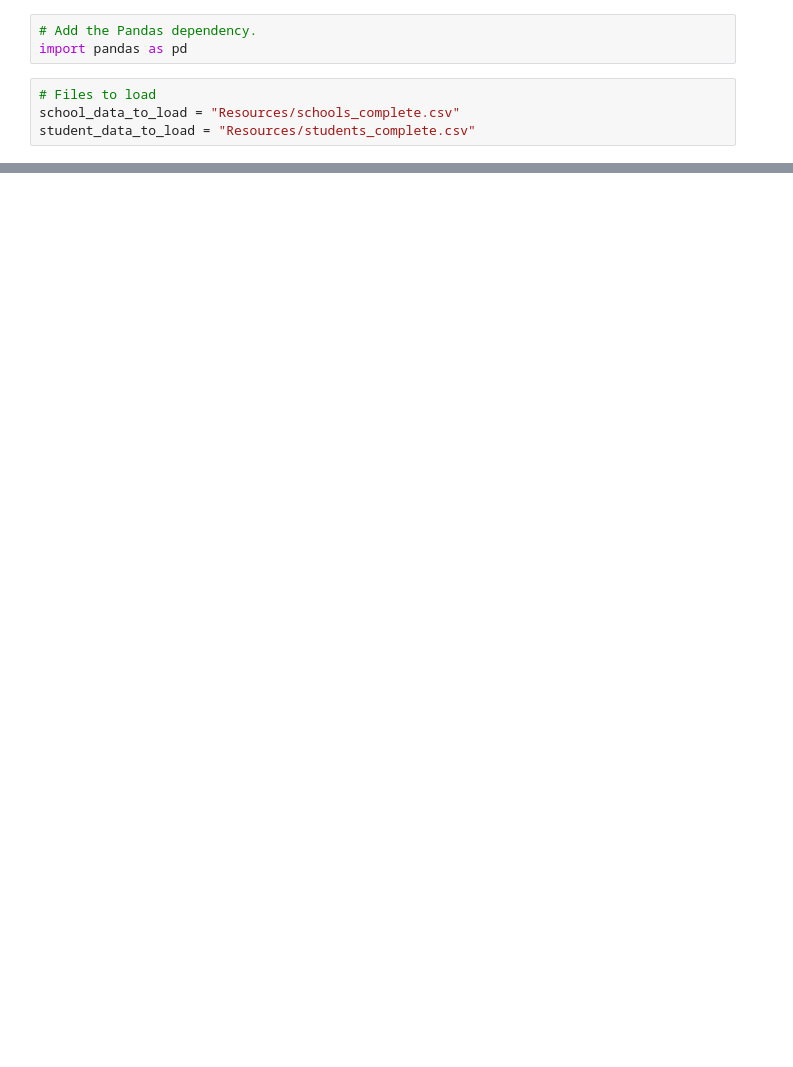
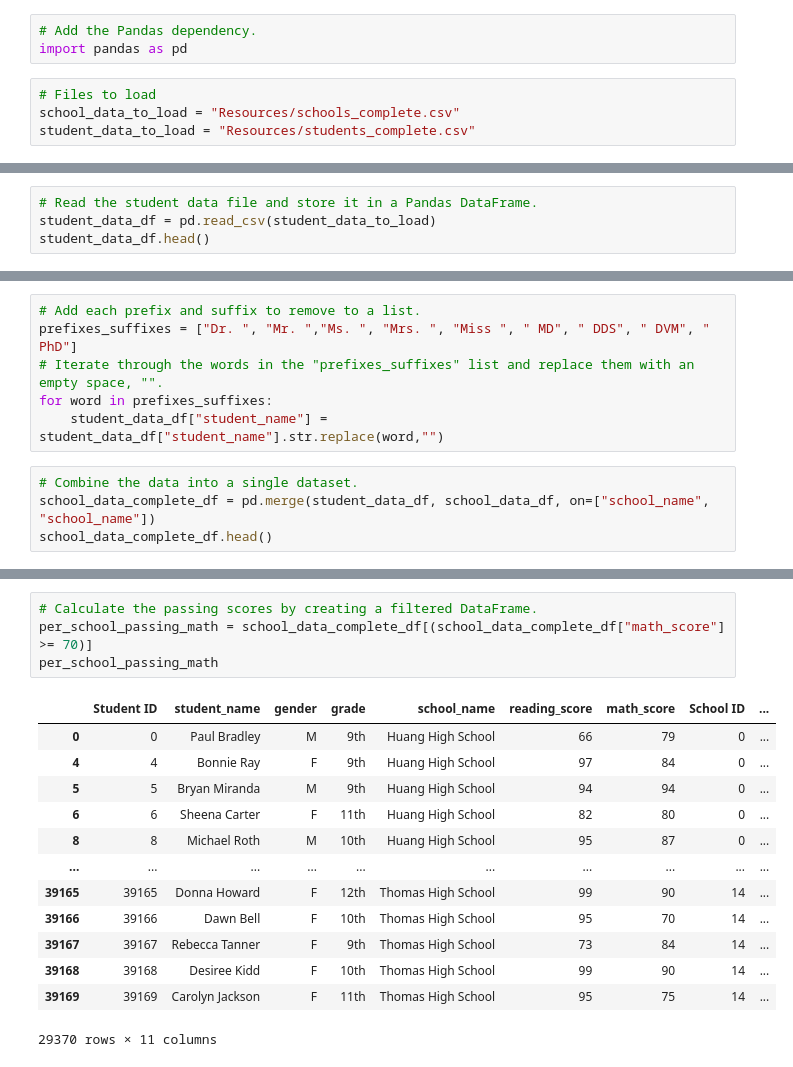
Before and after one commit to jtbraun8/School_District_Analysis, a Jupyter notebook: PyCitySchools.ipynb, the cells around one changed output, grey strips where cells are left out. Drawn from its saved outputs; the diff is of its cells as text; blank space fills up the shorter version.

```diff
--- a/PyCitySchools.ipynb
+++ b/PyCitySchools.ipynb
@@ -28,0 +29,4 @@ school_data_df
+# %%
+# Read the student data file and store it in a Pandas DataFrame.
+student_data_df = pd.read_csv(student_data_to_load)
+student_data_df.head()
@@ -28,0 +128,10 @@ school_data_df
+# %%
+# Add each prefix and suffix to remove to a list.
+prefixes_suffixes = ["Dr. ", "Mr. ","Ms. ", "Mrs. ", "Miss ", " MD", " DDS", " DVM", " PhD"]
+# Iterate through the words in the "prefixes_suffixes" list and replace them with an empty space, "".
+for word in prefixes_suffixes:
+    student_data_df["student_name"] = student_data_df["student_name"].str.replace(word,"")
+# %%
+# Combine the data into a single dataset.
+school_data_complete_df = pd.merge(student_data_df, school_data_df, on=["school_name", "school_name"])
+school_data_complete_df.head()
@@ -28,0 +567,18 @@ school_data_df
+# %%
+# Calculate the passing scores by creating a filtered DataFrame.
+per_school_passing_math = school_data_complete_df[(school_data_complete_df["math_score"] >= 70)]
+per_school_passing_math
+# %% [output]
+|  | Student ID | student_name | gender | grade | school_name | reading_score | math_score | School ID | ... |
+| 0 | 0 | Paul Bradley | M | 9th | Huang High School | 66 | 79 | 0 | ... |
+| 4 | 4 | Bonnie Ray | F | 9th | Huang High School | 97 | 84 | 0 | ... |
+| 5 | 5 | Bryan Miranda | M | 9th | Huang High School | 94 | 94 | 0 | ... |
+| 6 | 6 | Sheena Carter | F | 11th | Huang High School | 82 | 80 | 0 | ... |
+| 8 | 8 | Michael Roth | M | 10th | Huang High School | 95 | 87 | 0 | ... |
+| ... | ... | ... | ... | ... | ... | ... | ... | ... | ... |
+| 39165 | 39165 | Donna Howard | F | 12th | Thomas High School | 99 | 90 | 14 | ... |
+| 39166 | 39166 | Dawn Bell | F | 10th | Thomas High School | 95 | 70 | 14 | ... |
+| 39167 | 39167 | Rebecca Tanner | F | 9th | Thomas High School | 73 | 84 | 14 | ... |
+| 39168 | 39168 | Desiree Kidd | F | 10th | Thomas High School | 99 | 90 | 14 | ... |
+| 39169 | 39169 | Carolyn Jackson | F | 11th | Thomas High School | 95 | 75 | 14 | ... |
+29370 rows × 11 columns
```
Also changed, not shown: parts of 77 cells of this notebook.
